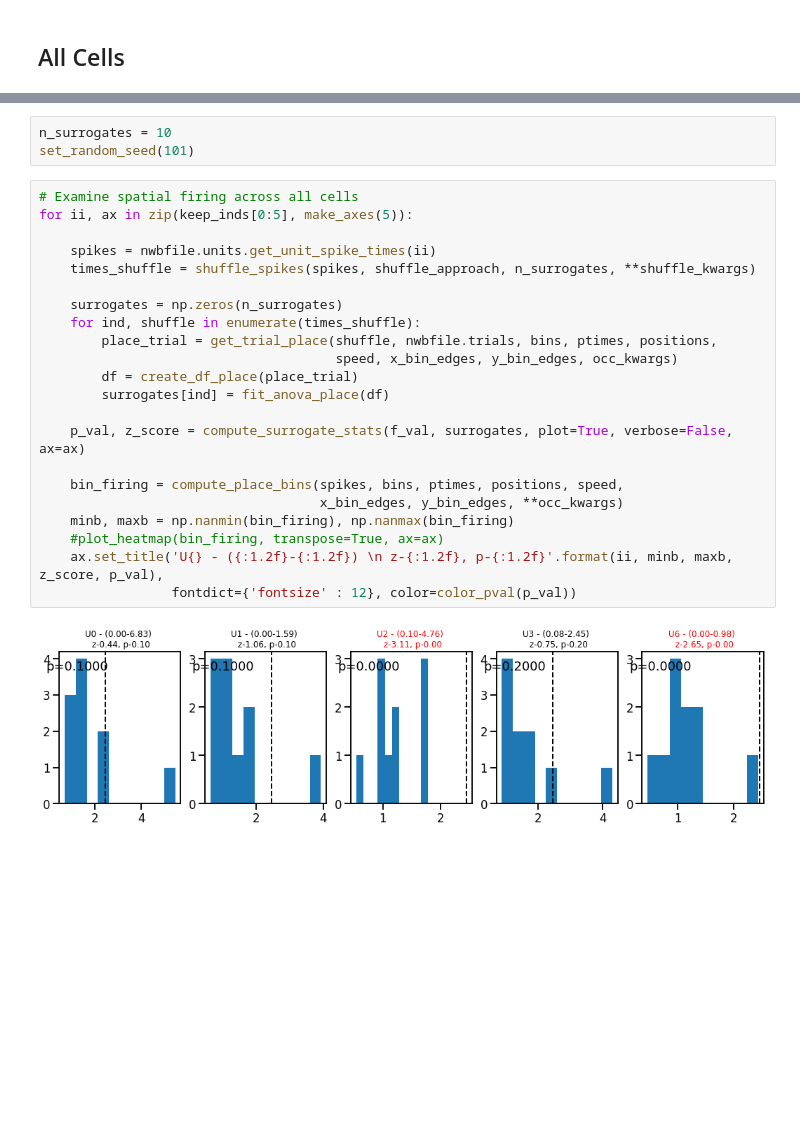
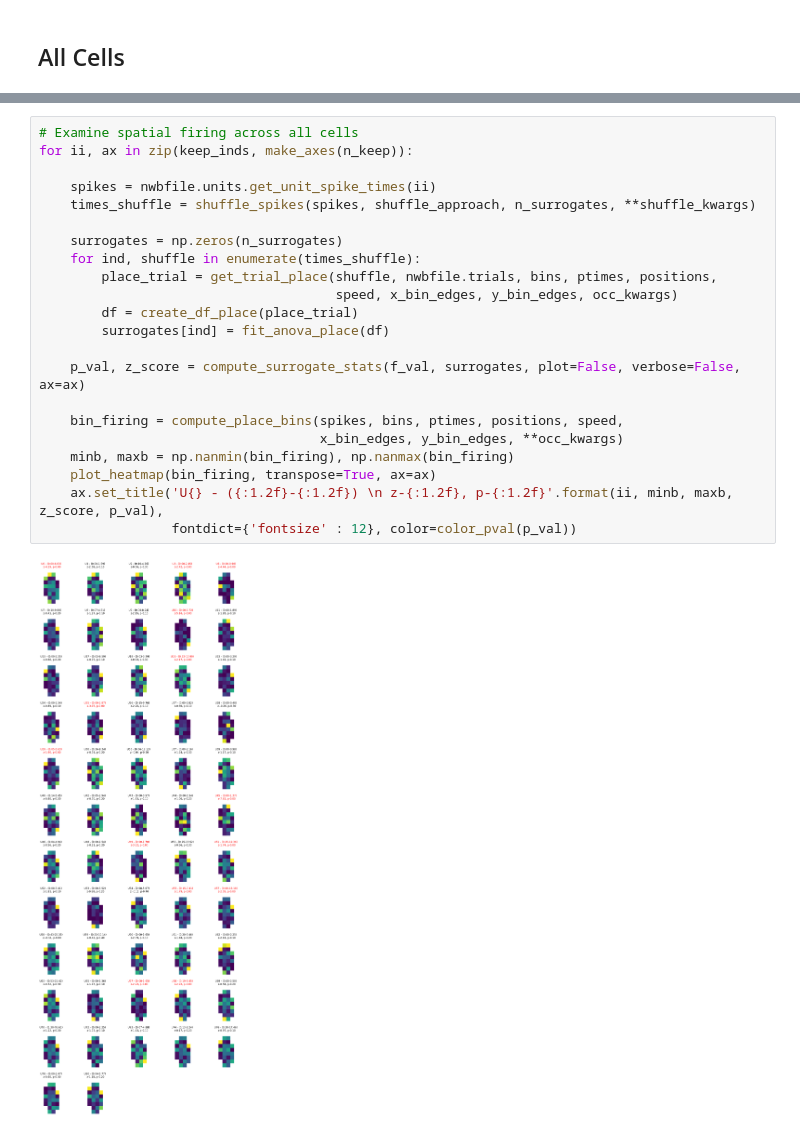
Before and after one commit to HSUPipeline/AnalyzeTH, a Jupyter notebook: notebooks/ANOVA-PlaceCells.ipynb, the cells around one changed output, grey strips where cells are left out. Saved outputs shown, nothing was run; the diff lists cells and outputs as text; blank space fills up the shorter version.

Commit message:
Place: clean up, only new code

```diff
--- a/notebooks/ANOVA-PlaceCells.ipynb
+++ b/notebooks/ANOVA-PlaceCells.ipynb
@@ -508,27 +288,24 @@ for ii, ax in zip(keep_inds[0:5], make_axes(5)):
-# %%
-n_surrogates = 10
-set_random_seed(101)
-# %%
-# Examine spatial firing across all cells
-for ii, ax in zip(keep_inds[0:5], make_axes(5)):
-
-    spikes = nwbfile.units.get_unit_spike_times(ii)
-    times_shuffle = shuffle_spikes(spikes, shuffle_approach, n_surrogates, **shuffle_kwargs)
-
-    surrogates = np.zeros(n_surrogates)
-    for ind, shuffle in enumerate(times_shuffle):
-        place_trial = get_trial_place(shuffle, nwbfile.trials, bins, ptimes, positions,
-                                      speed, x_bin_edges, y_bin_edges, occ_kwargs)
-        df = create_df_place(place_trial)
-        surrogates[ind] = fit_anova_place(df)
-
-    p_val, z_score = compute_surrogate_stats(f_val, surrogates, plot=True, verbose=False, ax=ax)
-
-    bin_firing = compute_place_bins(spikes, bins, ptimes, positions, speed,
-                                    x_bin_edges, y_bin_edges, **occ_kwargs)
-    minb, maxb = np.nanmin(bin_firing), np.nanmax(bin_firing)
-    #plot_heatmap(bin_firing, transpose=True, ax=ax)
-    ax.set_title('U{} - ({:1.2f}-{:1.2f}) \n z-{:1.2f}, p-{:1.2f}'.format(ii, minb, maxb, z_score, p_val),
-                 fontdict={'fontsize' : 12}, color=color_pval(p_val))
-# %% [output]
-[figure, removed]
+# %%
+# Examine spatial firing across all cells
+for ii, ax in zip(keep_inds, make_axes(n_keep)):
+
+    spikes = nwbfile.units.get_unit_spike_times(ii)
+    times_shuffle = shuffle_spikes(spikes, shuffle_approach, n_surrogates, **shuffle_kwargs)
+
+    surrogates = np.zeros(n_surrogates)
+    for ind, shuffle in enumerate(times_shuffle):
+        place_trial = get_trial_place(shuffle, nwbfile.trials, bins, ptimes, positions,
+                                      speed, x_bin_edges, y_bin_edges, occ_kwargs)
+        df = create_df_place(place_trial)
+        surrogates[ind] = fit_anova_place(df)
+
+    p_val, z_score = compute_surrogate_stats(f_val, surrogates, plot=False, verbose=False, ax=ax)
+
+    bin_firing = compute_place_bins(spikes, bins, ptimes, positions, speed,
+                                    x_bin_edges, y_bin_edges, **occ_kwargs)
+    minb, maxb = np.nanmin(bin_firing), np.nanmax(bin_firing)
+    plot_heatmap(bin_firing, transpose=True, ax=ax)
+    ax.set_title('U{} - ({:1.2f}-{:1.2f}) \n z-{:1.2f}, p-{:1.2f}'.format(ii, minb, maxb, z_score, p_val),
+                 fontdict={'fontsize' : 12}, color=color_pval(p_val))
+# %% [output]
+[figure, added]
```
Also changed, not shown: parts of 25 cells of this notebook.
